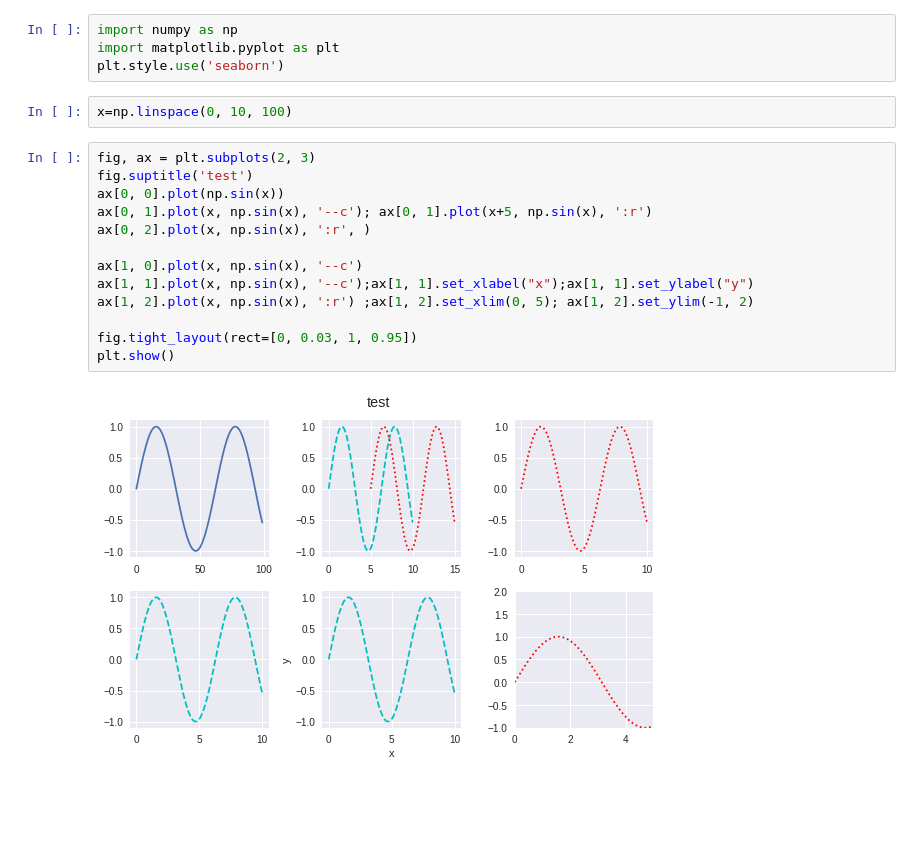
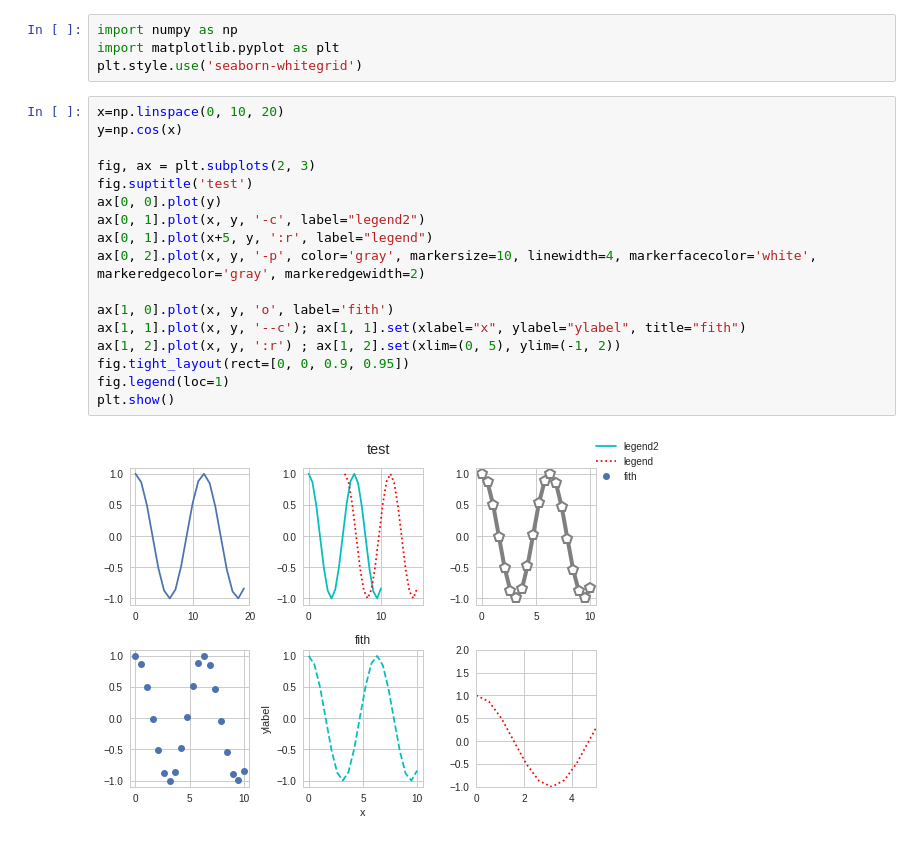
Before and after one commit to wonwooddo/MyPythonDictionary, a Jupyter notebook: matplotlib.ipynb, the cells around one changed output. Drawn from its saved outputs; the diff is of its cells as text; blank space fills up the shorter version.

```diff
--- a/matplotlib.ipynb
+++ b/matplotlib.ipynb
@@ -3,21 +3,23 @@
 # %%
 import numpy as np
 import matplotlib.pyplot as plt
-plt.style.use('seaborn')
+plt.style.use('seaborn-whitegrid')
-# %%
-x=np.linspace(0, 10, 100)
 # %%
+x=np.linspace(0, 10, 20)
+y=np.cos(x)
+
 fig, ax = plt.subplots(2, 3)
 fig.suptitle('test')
-ax[0, 0].plot(np.sin(x))
-ax[0, 1].plot(x, np.sin(x), '--c'); ax[0, 1].plot(x+5, np.sin(x), ':r')
-ax[0, 2].plot(x, np.sin(x), ':r', )
+ax[0, 0].plot(y)
+ax[0, 1].plot(x, y, '-c', label="legend2")
+ax[0, 1].plot(x+5, y, ':r', label="legend")
+ax[0, 2].plot(x, y, '-p', color='gray', markersize=10, linewidth=4, markerfacecolor='white', markeredgecolor='gray', markeredgewidth=2)
 
-ax[1, 0].plot(x, np.sin(x), '--c')
-ax[1, 1].plot(x, np.sin(x), '--c');ax[1, 1].set_xlabel("x");ax[1, 1].set_ylabel("y")
-ax[1, 2].plot(x, np.sin(x), ':r') ;ax[1, 2].set_xlim(0, 5); ax[1, 2].set_ylim(-1, 2)
-
-fig.tight_layout(rect=[0, 0.03, 1, 0.95])
+ax[1, 0].plot(x, y, 'o', label='fith')
+ax[1, 1].plot(x, y, '--c'); ax[1, 1].set(xlabel="x", ylabel="ylabel", title="fith")
+ax[1, 2].plot(x, y, ':r') ; ax[1, 2].set(xlim=(0, 5), ylim=(-1, 2))
+fig.tight_layout(rect=[0, 0, 0.9, 0.95])
+fig.legend(loc=1)
 plt.show()
 # %% [output]
-[figure, old version]
+[figure, new version]
```
Also changed, not shown: parts of 7 cells of this notebook.
